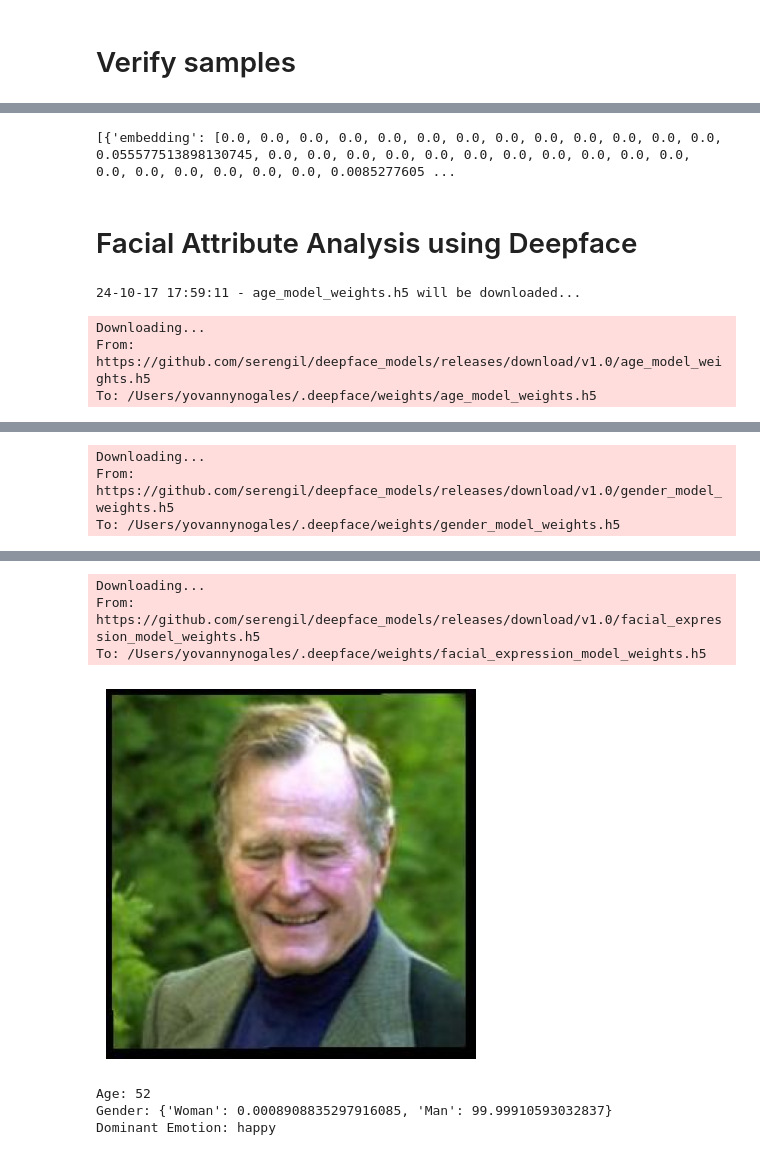
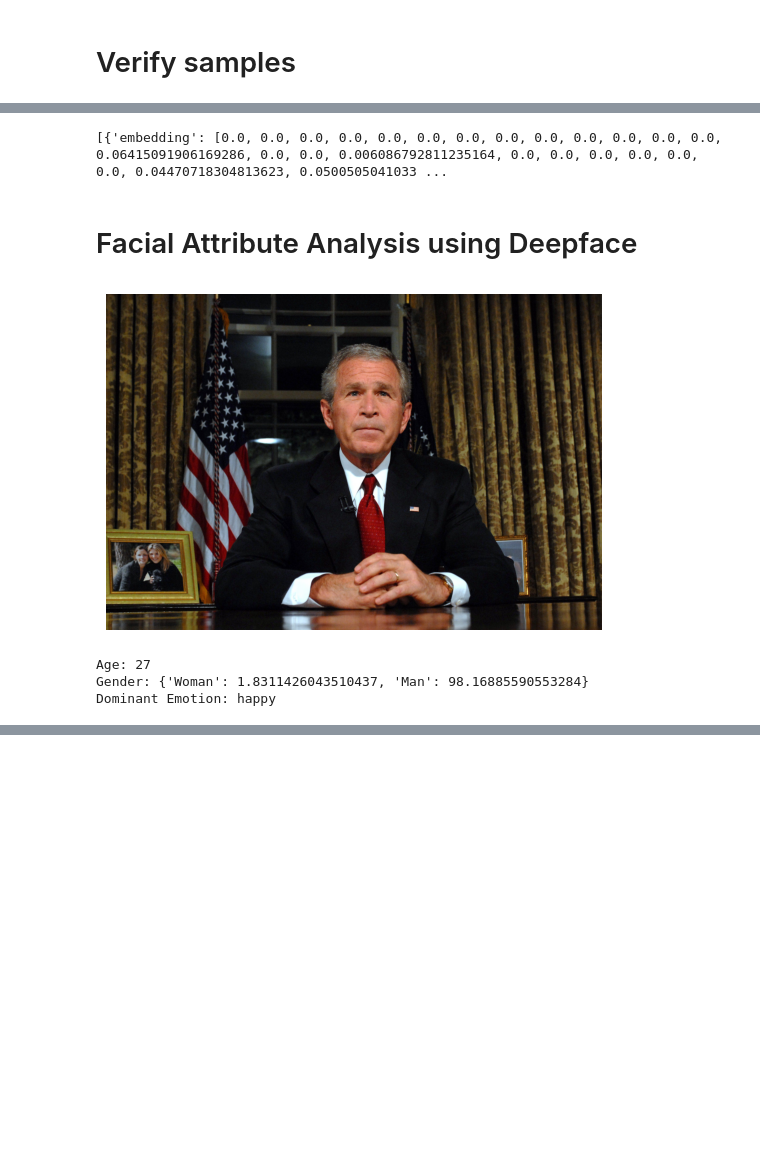
Before and after one commit to yovannynogales/computer-vision-verification-experiments, a Jupyter notebook: notebooks/face_verification_deepface.ipynb, the cells around one changed output, grey strips where cells are left out. Saved outputs shown, nothing was run; the diff lists cells and outputs as text; code cells hidden in the pictures; blank space fills up the shorter version.

```diff
--- a/notebooks/face_verification_deepface.ipynb
+++ b/notebooks/face_verification_deepface.ipynb
@@ -50,30 +50,30 @@ verify(os.path.abspath('data/faces/samples/img3.jpg'), os.path.abspath('data/fac
 They are same
 # %%
 embedding_objs = DeepFace.represent(
-  img_path = os.path.abspath('data/faces/samples/img11.jpeg')
+  img_path = os.path.abspath('data/faces/samples/img11.jpg')
 )
 print(embedding_objs)
 # %% [output]
-[{'embedding': [0.0, 0.0, 0.0, 0.0, 0.0, 0.0, 0.0, 0.0, 0.0, 0.0, 0.0, 0.0, 0.0, 0.055577513898130745, 0.0, 0.0, 0.0, 0.0, 0.0, 0.0, 0.0, 0.0, 0.0, 0.0, 0.0, 0.0, 0.0, 0.0, 0.0, 0.0, 0.0, 0.0085277605 ...
+[{'embedding': [0.0, 0.0, 0.0, 0.0, 0.0, 0.0, 0.0, 0.0, 0.0, 0.0, 0.0, 0.0, 0.0, 0.06415091906169286, 0.0, 0.0, 0.006086792811235164, 0.0, 0.0, 0.0, 0.0, 0.0, 0.0, 0.04470718304813623, 0.0500505041033 ...
 # %% [markdown]
 # Facial Attribute Analysis using Deepface
 # %%
-img_path = 'data/faces/samples/img11.jpeg' # Enter Your Image Path
-img = cv2.imread(img_path)
+img_path = 'data/faces/samples/img11.jpg' # Enter Your Image Path
+img = cv2.imread(os.path.abspath(img_path))
 
 result = DeepFace.analyze(img, actions=['age', 'gender', 'emotion'])
 
 result = result[0]
 
 plt.imshow(cv2.cvtColor(img, cv2.COLOR_BGR2RGB))
 plt.axis('off')
 plt.show()
 
 print(f"Age: {result['age']}")
 print(f"Gender: {result['gender']}")
 print(f"Dominant Emotion: {result['dominant_emotion']}")
 # %% [output]
+[figure, new version]
-24-10-17 17:59:11 - age_model_weights.h5 will be downloaded...
+Age: 27
+Gender: {'Woman': 1.8311426043510437, 'Man': 98.16885590553284}
+Dominant Emotion: happy
-Downloading...
-From: https://github.com/serengil/deepface_models/releases/download/v1.0/age_model_weights.h5
-To: /Users/yovannynogales/.deepface/weights/age_model_weights.h5
@@ -81,3 +79,0 @@ To: /Users/yovannynogales/.deepface/weights/age_model_weights.h5
-Downloading...
-From: https://github.com/serengil/deepface_models/releases/download/v1.0/gender_model_weights.h5
-To: /Users/yovannynogales/.deepface/weights/gender_model_weights.h5
@@ -85,9 +80,2 @@ To: /Users/yovannynogales/.deepface/weights/gender_model_weights.h5
-Downloading...
-From: https://github.com/serengil/deepface_models/releases/download/v1.0/facial_expression_model_weights.h5
-To: /Users/yovannynogales/.deepface/weights/facial_expression_model_weights.h5
-[figure, old version]
-Age: 52
-Gender: {'Woman': 0.0008908835297916085, 'Man': 99.99910593032837}
-Dominant Emotion: happy
 # %%
 results = DeepFace.find(
```
Also changed, not shown: parts of 6 cells of this notebook, 13 other files.
